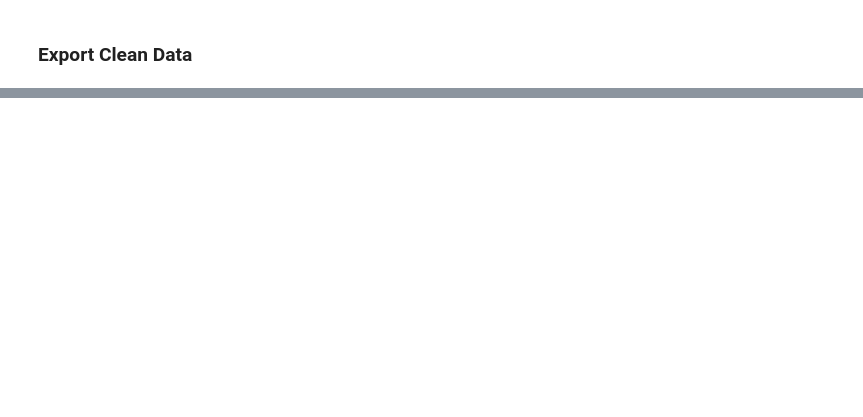
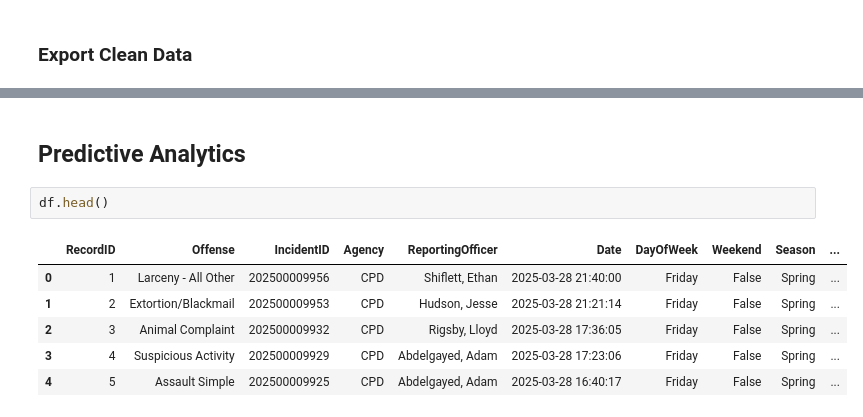
Before and after one commit to ckalibsnelson/crime-data, a Jupyter notebook: notebook/Crime Data.ipynb, the cells around one changed output, grey strips where cells are left out. Cells and saved outputs as stored; diff of their text form; blank space fills up the shorter version.

```diff
--- a/notebook/Crime Data.ipynb
+++ b/notebook/Crime Data.ipynb
@@ -550,0 +565,11 @@ print("Excel saved to:", excel_path)
+# %% [markdown]
+## Predictive Analytics
+# %%
+df.head()
+# %% [output]
+|  | RecordID | Offense | IncidentID | Agency | ReportingOfficer | Date | DayOfWeek | Weekend | Season | ... |
+| 0 | 1 | Larceny - All Other | 202500009956 | CPD | Shiflett, Ethan | 2025-03-28 21:40:00 | Friday | False | Spring | ... |
+| 1 | 2 | Extortion/Blackmail | 202500009953 | CPD | Hudson, Jesse | 2025-03-28 21:21:14 | Friday | False | Spring | ... |
+| 2 | 3 | Animal Complaint | 202500009932 | CPD | Rigsby, Lloyd | 2025-03-28 17:36:05 | Friday | False | Spring | ... |
+| 3 | 4 | Suspicious Activity | 202500009929 | CPD | Abdelgayed, Adam | 2025-03-28 17:23:06 | Friday | False | Spring | ... |
+| 4 | 5 | Assault Simple | 202500009925 | CPD | Abdelgayed, Adam | 2025-03-28 16:40:17 | Friday | False | Spring | ... |
```
Also changed, not shown: parts of 26 cells of this notebook, 1 other file.
